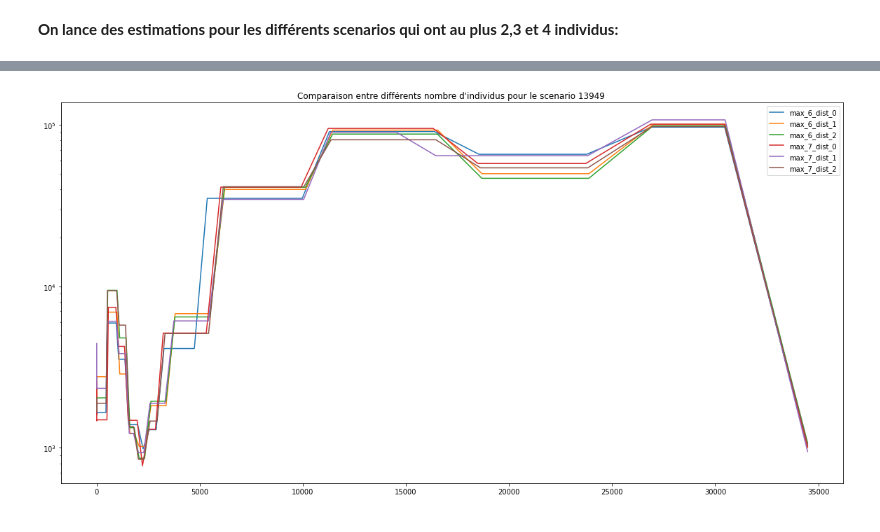
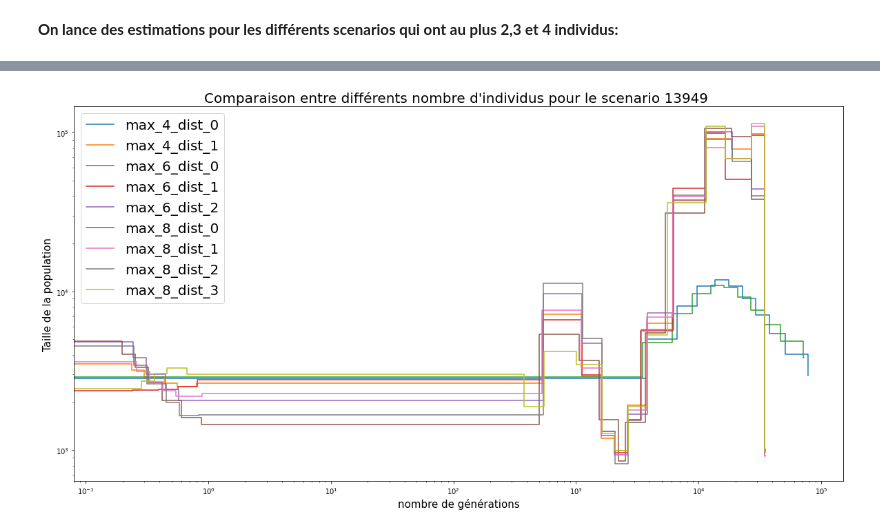
Before and after one commit to jayflora/SMCpp_HDGP, a Jupyter notebook: smc.ipynb, the cells around one changed output, grey strips where cells are left out. Cells and saved outputs as stored; diff of their text form; code cells hidden in the pictures.

Commit message:
Update plots and comments

```diff
--- a/smc.ipynb
+++ b/smc.ipynb
@@ -1029,10 +1110,10 @@ running : smc++ estimate 1.45e-08 --knots 21 --timepoints 0 34483 -o out_test/sc
 # %%
-def run_Estimate_Indiv(scenario,tab_indiv):
+def run_Plot_Indiv(scenario,tab_indiv):
     """
-    scenario: numero du scnario qu'on a crée juste avant pour nos tests
+    scenario: numero du scenario qu'on a crée juste avant pour nos tests à l'aide de la fonction run_Test
     tab_indiv: ça va être le nombre d'individus choisi
+    """
 
-    """
     for dist_max in tab_indiv:
         for dist in range(0,int(dist_max/2)):
             model= f"out_test/scenario_{scenario}_individu_{dist_max}/dist_{dist}/model.final.json"
@@ -1042,8 +1123,8 @@ def run_Estimate_Indiv(scenario,tab_indiv):
             plot = f"smc++ plot -c {png} {model}"
             process = subprocess.Popen(plot, shell=True,  stdout=subprocess.PIPE, stderr=subprocess.PIPE, universal_newlines=True)
             stdout, stderr = process.communicate()
-            print(stdout, stderr)
+            #print(stdout, stderr)
 # %%
-run_Estimate_Indiv(scenario,tab_indiv)
+run_Plot_Indiv(scenario,tab_indiv)
 # %% [output]
 out_test/scenario_8883_individu_4/dist_0/plot.png
@@ -1066,4 +1139,4 @@ out_test/scenario_8883_individu_8/dist_3/plot.png
 # %%
-run_Estimate_Indiv(13949,tab_indiv)
+run_Plot_Indiv(13949,tab_indiv)
 # %% [output]
 out_test/scenario_13949_individu_4/dist_0/plot.png
@@ -1086,14 +1151,31 @@ out_test/scenario_13949_individu_8/dist_3/plot.png
 # %%
-def plot_Test_scenario(scenario):
+def plot_Test_scenario(scenario,tab_indiv,select_dist=-1,title=""):
+    """
+    Nous fonction qui va simplement nous permettre d'afficher des courbes
+    """
     fig, ax = plt.subplots(1, 1, figsize=(20, 10))
 
-    for dist_max in range (6,8):
+    for dist_max in tab_indiv:
         for dist in range(0,int(dist_max/2)):
-            csv = f"out_test/scenario_{scenario}_individu_{dist_max}/dist_{dist}/plot.csv"
-            X, Y = loadCSV_plot(csv)
-            ax.plot(X, Y, label=f'max_{dist_max}_dist_{dist}')
+            if select_dist == -1:
+                csv = f"out_test/scenario_{scenario}_individu_{dist_max}/dist_{dist}/plot.csv"
+                X, Y = loadCSV_plot(csv)
+                X, Y = toPlotPopulation(X,Y)
+                ax.plot(X, Y, label=f'max_{dist_max}_dist_{dist}')
+            elif dist in select_dist:
+                csv = f"out_test/scenario_{scenario}_individu_{dist_max}/dist_{dist}/plot.csv"
+                X, Y = loadCSV_plot(csv)
+                X, Y = toPlotPopulation(X,Y)
+                ax.plot(X, Y, label=f'max_{dist_max}_dist_{dist}')
 
-    ax.set_title(f"Comparaison entre différents nombre d'individus pour le scenario {scenario} ")
+    if title =="":
+        ax.set_title(f"Comparaison entre différents nombre d'individus pour le scenario {scenario} ", fontdict={'fontsize': 20, 'fontweight': 'medium'})
+    else:
+        ax.set_title(title, fontdict={'fontsize': 20, 'fontweight': 'medium'})
+
+    ax.set_xlabel("nombre de générations", fontsize = 15)
     ax.set_yscale('log')
-    ax.legend()
+    ax.set_xscale('log')
+    ax.set_ylabel("Taille de la population", fontsize = 15)
+    ax.legend(loc=2, prop={'size': 20})
 # %%
@@ -1103,4 +1197,4 @@ plot_Test_scenario(8883)
 # %%
-plot_Test_scenario(13949)
+plot_Test_scenario(13949,tab_indiv)
 # %% [output]
-[figure, old version]
+[figure, new version]
```
Also changed, not shown: parts of 51 cells of this notebook.
